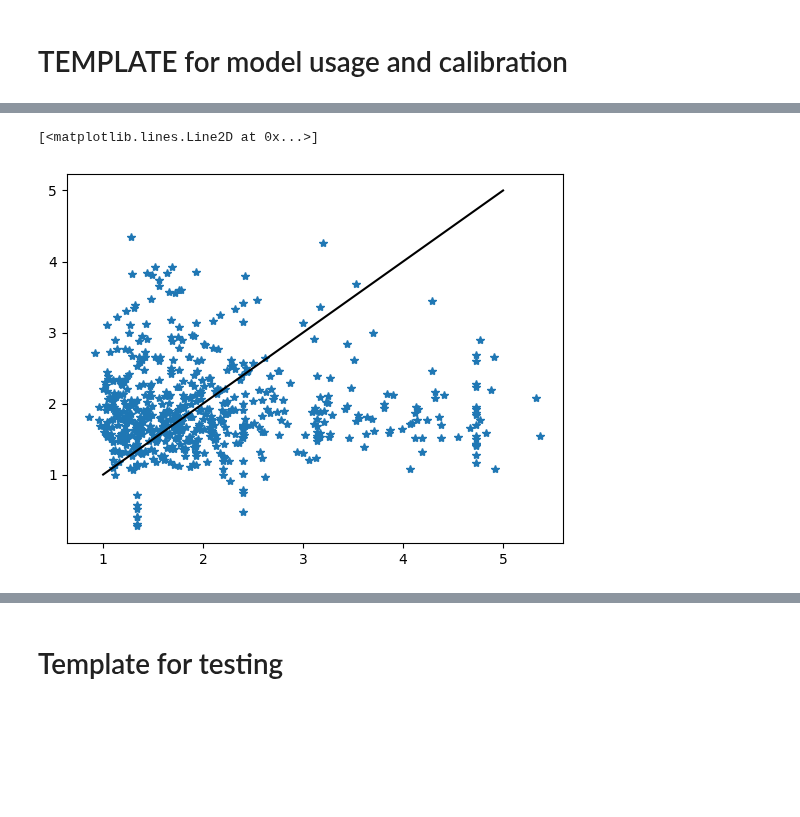
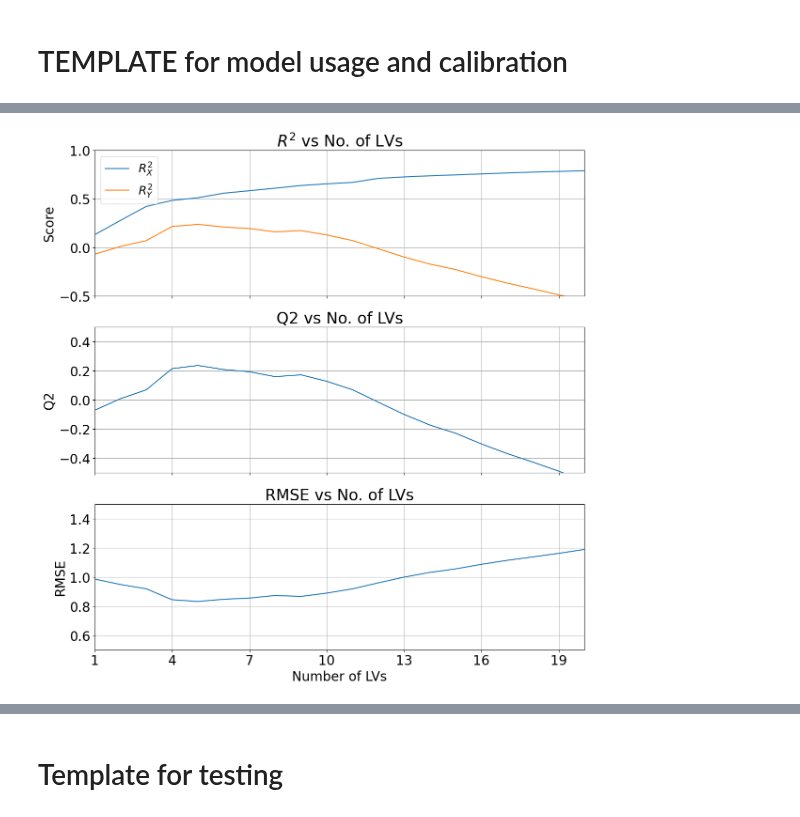
Before and after one commit to PauliAnt/ADAML_PA, a Jupyter notebook: week06_model.ipynb, the cells around one changed output, grey strips where cells are left out. Cells and saved outputs as stored; diff of their text form; code cells hidden in the pictures; blank space fills up the shorter version.

```diff
--- a/week06_model.ipynb
+++ b/week06_model.ipynb
@@ -123,7 +77,0 @@ plt.tight_layout()
-# %%
-
-plt.plot(Y_cal[ 0:len(y_cv) ],y_cv,'*')
-plt.plot([1,5],[1,5],'k')
-# %% [output]
-[<matplotlib.lines.Line2D at 0x...>]
-[figure, removed]
@@ -129,0 +99,38 @@ plt.plot([1,5],[1,5],'k')
+# %%
+
+
+fig, axs = plt.subplots(3, 1, figsize=(12, 12), sharex=True)
+k = range(1,n_features+1)
+plt.rc('xtick', labelsize=AXISFONT)
+plt.rc('ytick', labelsize=AXISFONT)
+
+# First subplot: R2X and R2Y scores
+axs[0].plot(k,r2x_scores)
+axs[0].plot(k,r2y_scores)
+axs[0].set_ylabel('Score', fontsize=AXISFONT)
+axs[0].set_title(r'$R^2$ vs No. of LVs', fontsize=TITLEFONT)
+axs[0].legend([r'$R^2_X$', r'$R^2_Y$'], fontsize=LEGENDFONT)
+axs[0].grid(True)
+axs[0].set_ylim(-0.5,1)
+
+
+# Second subplot: Q2 scores
+axs[1].plot(k,q2_scores)
+axs[1].set_ylabel('Q2', fontsize=AXISFONT)
+axs[1].set_title('Q2 vs No. of LVs', fontsize=TITLEFONT)
+axs[1].grid(True)
+axs[1].set_ylim(-0.5,0.5)
+
+# Third subplot: MSE scores
+axs[2].plot(k,mse_scores)
+axs[2].set_xlabel('Number of LVs', fontsize=AXISFONT)
+axs[2].set_ylabel('RMSE', fontsize=AXISFONT)
+axs[2].set_title('RMSE vs No. of LVs', fontsize=TITLEFONT)
+axs[2].grid(True)
+axs[2].set_xlim(1,20)
+axs[2].set_ylim(0.5,1.5)
+axs[2].set_xticks(range(1,20,3))
+# Adjust the layout and display the plot
+plt.tight_layout()
+# %% [output]
+[figure, added]
```
Also changed, not shown: parts of 4 cells of this notebook, 1 other file.
